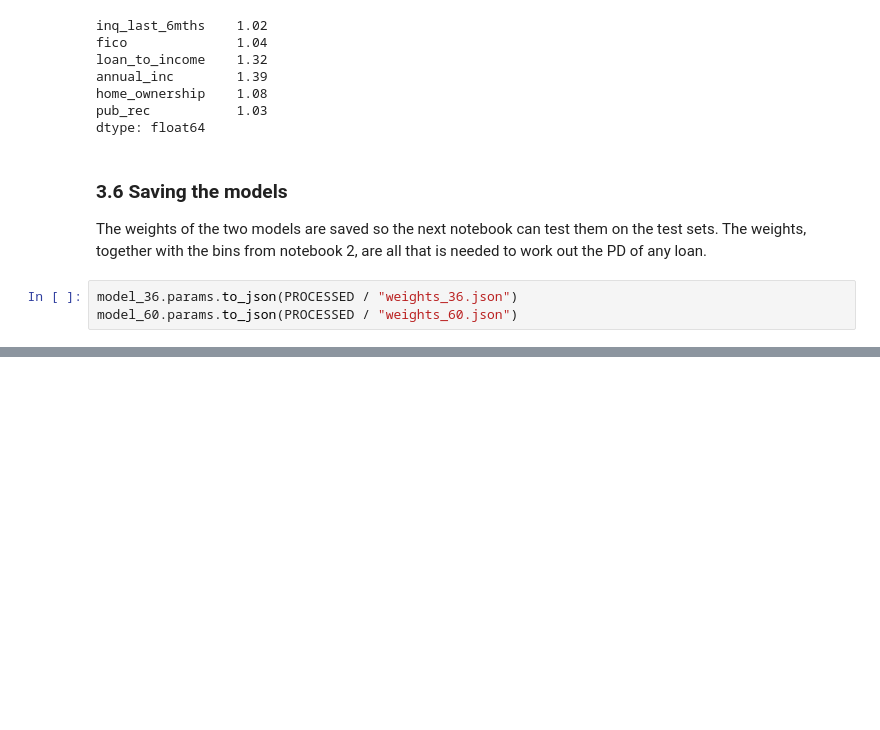
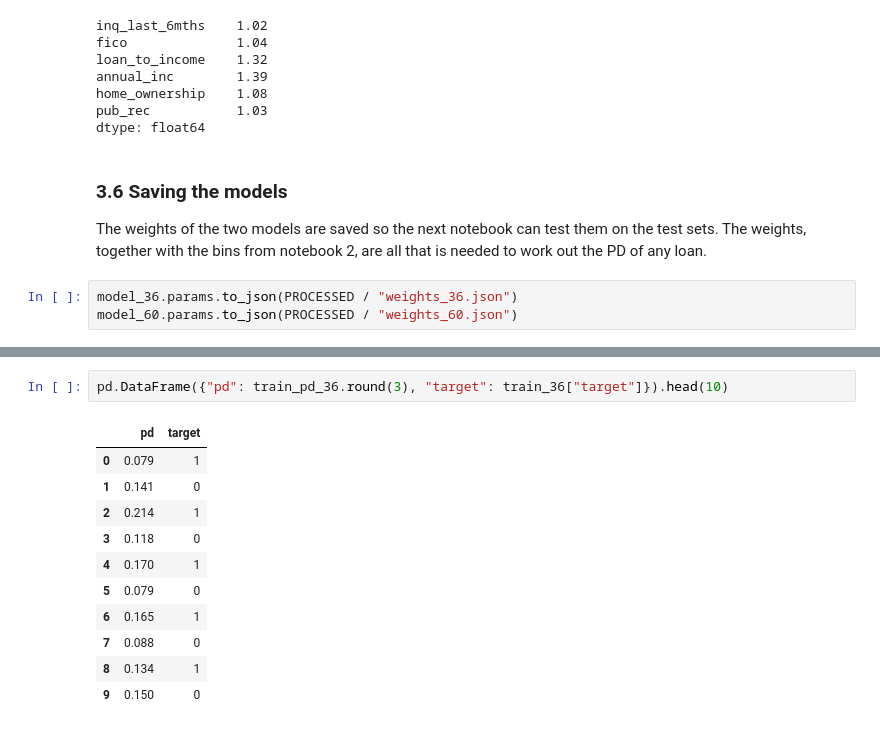
Before and after one commit to Daniel-Siretanu/lending-club-probability-of-default, a Jupyter notebook: notebooks/3_model.ipynb, the cells around one changed output, grey strips where cells are left out. Cells and saved outputs as stored; diff of their text form; blank space fills up the shorter version.

```diff
--- a/notebooks/3_model.ipynb
+++ b/notebooks/3_model.ipynb
@@ -312,0 +374,14 @@ model_60.params.to_json(PROCESSED / "weights_60.json")
+# %%
+pd.DataFrame({"pd": train_pd_36.round(3), "target": train_36["target"]}).head(10)
+# %% [output]
+|  | pd | target |
+| 0 | 0.079 | 1 |
+| 1 | 0.141 | 0 |
+| 2 | 0.214 | 1 |
+| 3 | 0.118 | 0 |
+| 4 | 0.170 | 1 |
+| 5 | 0.079 | 0 |
+| 6 | 0.165 | 1 |
+| 7 | 0.088 | 0 |
+| 8 | 0.134 | 1 |
+| 9 | 0.150 | 0 |
```
Also changed, not shown: parts of 6 cells of this notebook, 3 other files.
